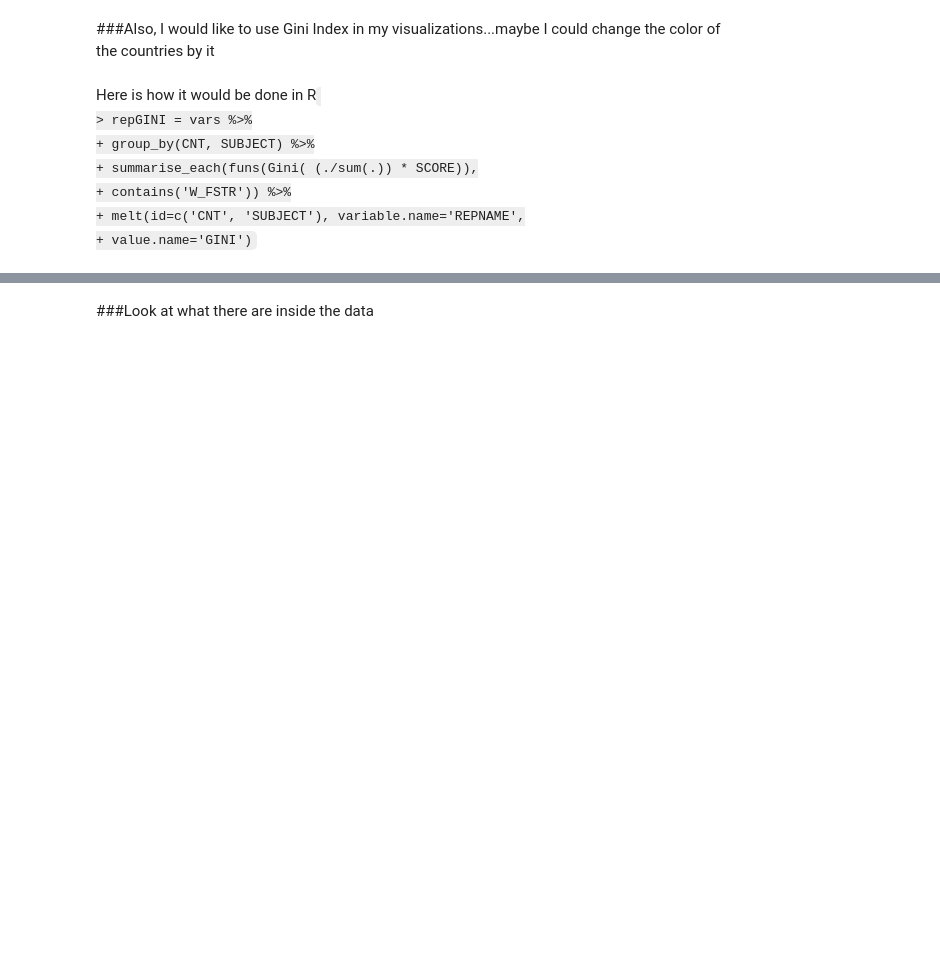
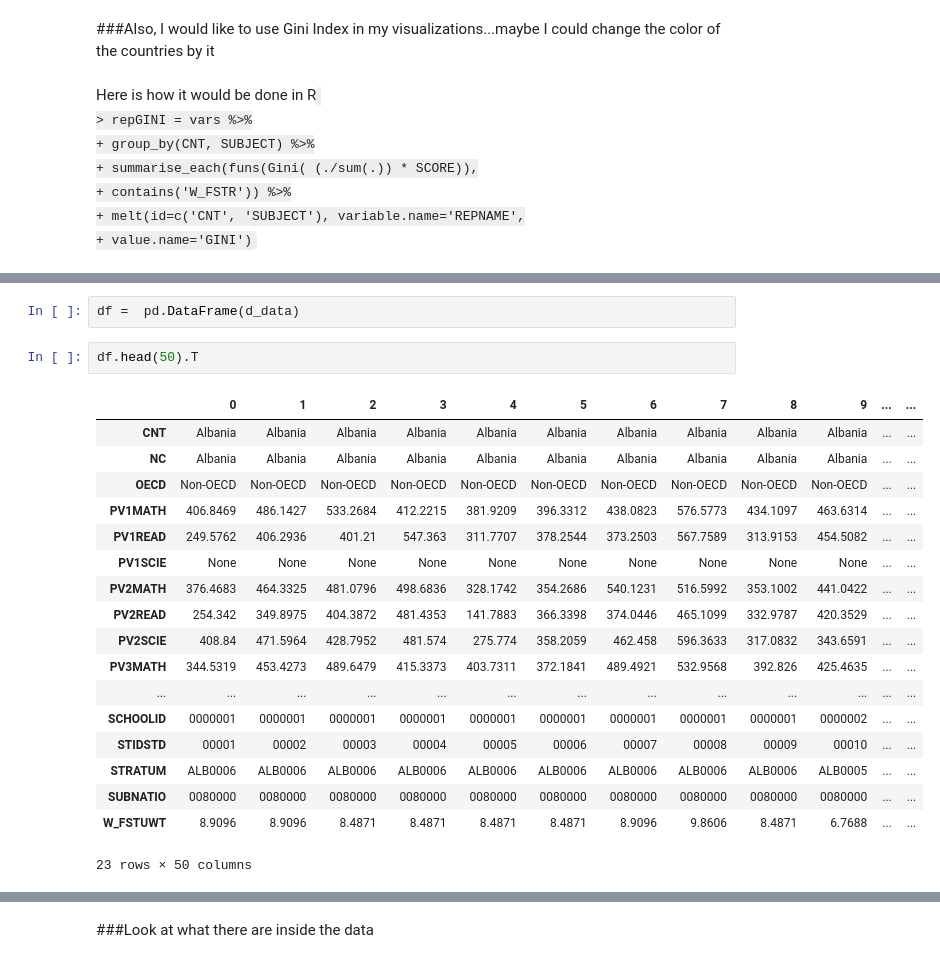
Before and after one commit to ucaiado/DATAVIS_UDACITY, a Jupyter notebook: report_aux.ipynb, the cells around one changed output, grey strips where cells are left out. Saved outputs shown, nothing was run; the diff lists cells and outputs as text; blank space fills up the shorter version.

Commit message:
keep exploring data

```diff
--- a/report_aux.ipynb
+++ b/report_aux.ipynb
@@ -166,0 +208,23 @@ Here is how it would be done in R
+# %%
+df =  pd.DataFrame(d_data)
+# %%
+df.head(50).T
+# %% [output]
+|  | 0 | 1 | 2 | 3 | 4 | 5 | 6 | 7 | 8 | 9 | ... | ... |
+| CNT | Albania | Albania | Albania | Albania | Albania | Albania | Albania | Albania | Albania | Albania | ... | ... |
+| NC | Albania | Albania | Albania | Albania | Albania | Albania | Albania | Albania | Albania | Albania | ... | ... |
+| OECD | Non-OECD | Non-OECD | Non-OECD | Non-OECD | Non-OECD | Non-OECD | Non-OECD | Non-OECD | Non-OECD | Non-OECD | ... | ... |
+| PV1MATH | 406.8469 | 486.1427 | 533.2684 | 412.2215 | 381.9209 | 396.3312 | 438.0823 | 576.5773 | 434.1097 | 463.6314 | ... | ... |
+| PV1READ | 249.5762 | 406.2936 | 401.21 | 547.363 | 311.7707 | 378.2544 | 373.2503 | 567.7589 | 313.9153 | 454.5082 | ... | ... |
+| PV1SCIE | None | None | None | None | None | None | None | None | None | None | ... | ... |
+| PV2MATH | 376.4683 | 464.3325 | 481.0796 | 498.6836 | 328.1742 | 354.2686 | 540.1231 | 516.5992 | 353.1002 | 441.0422 | ... | ... |
+| PV2READ | 254.342 | 349.8975 | 404.3872 | 481.4353 | 141.7883 | 366.3398 | 374.0446 | 465.1099 | 332.9787 | 420.3529 | ... | ... |
+| PV2SCIE | 408.84 | 471.5964 | 428.7952 | 481.574 | 275.774 | 358.2059 | 462.458 | 596.3633 | 317.0832 | 343.6591 | ... | ... |
+| PV3MATH | 344.5319 | 453.4273 | 489.6479 | 415.3373 | 403.7311 | 372.1841 | 489.4921 | 532.9568 | 392.826 | 425.4635 | ... | ... |
+| ... | ... | ... | ... | ... | ... | ... | ... | ... | ... | ... | ... | ... |
+| SCHOOLID | 0000001 | 0000001 | 0000001 | 0000001 | 0000001 | 0000001 | 0000001 | 0000001 | 0000001 | 0000002 | ... | ... |
+| STIDSTD | 00001 | 00002 | 00003 | 00004 | 00005 | 00006 | 00007 | 00008 | 00009 | 00010 | ... | ... |
+| STRATUM | ALB0006 | ALB0006 | ALB0006 | ALB0006 | ALB0006 | ALB0006 | ALB0006 | ALB0006 | ALB0006 | ALB0005 | ... | ... |
+| SUBNATIO | 0080000 | 0080000 | 0080000 | 0080000 | 0080000 | 0080000 | 0080000 | 0080000 | 0080000 | 0080000 | ... | ... |
+| W_FSTUWT | 8.9096 | 8.9096 | 8.4871 | 8.4871 | 8.4871 | 8.4871 | 8.9096 | 9.8606 | 8.4871 | 6.7688 | ... | ... |
+23 rows × 50 columns
```
Also changed, not shown: parts of 23 cells of this notebook, 1 other file.
